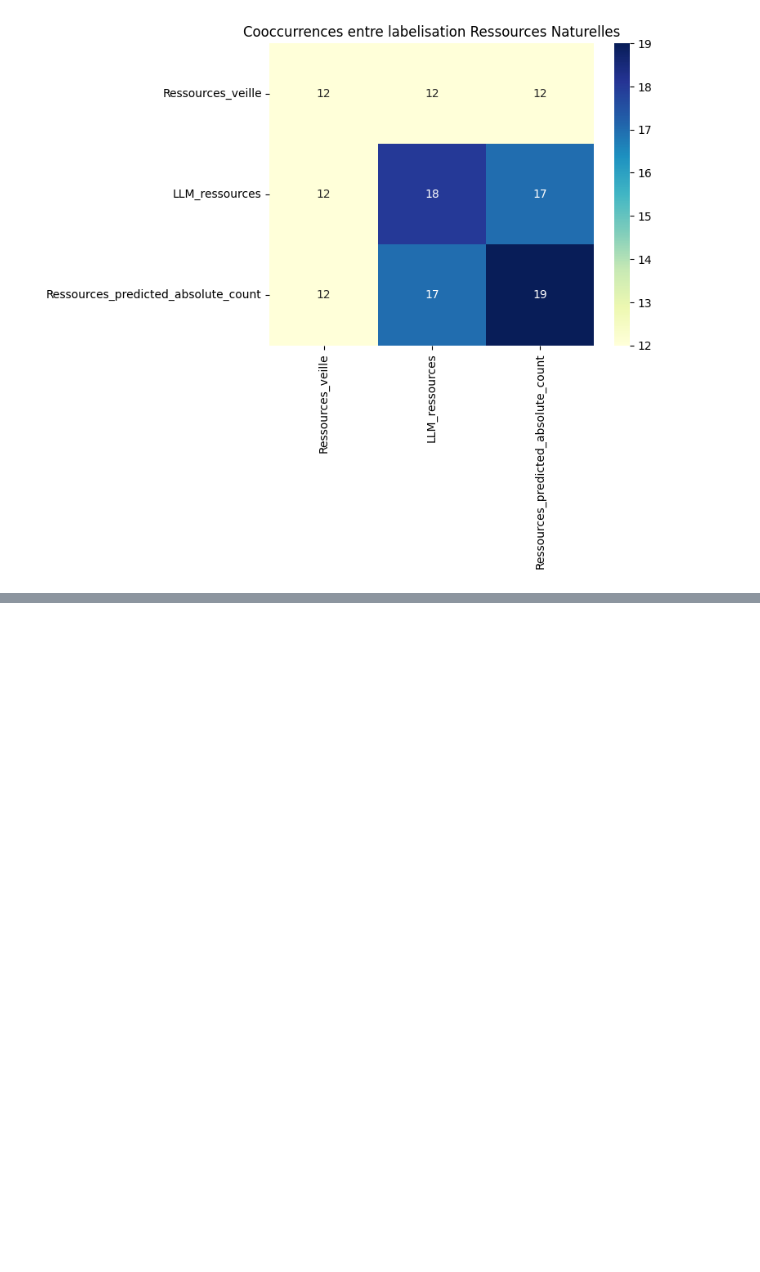
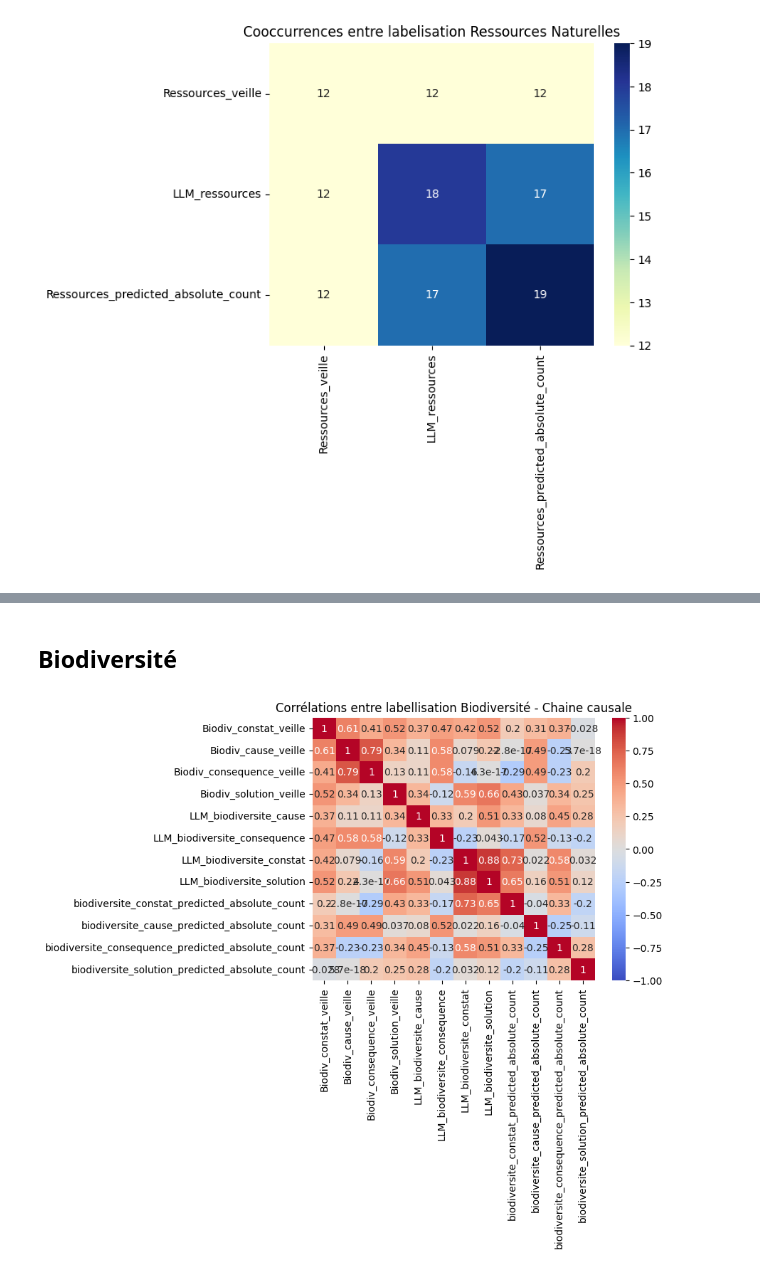
Before and after one commit to athebault/OME_methodo_presse, a Jupyter notebook: Comparaison_methodes_labellisation/analyses_articles_veille.ipynb, the cells around one changed output, grey strips where cells are left out. Cells and saved outputs as stored; diff of their text form; code cells hidden in the pictures; blank space fills up the shorter version.

```diff
--- a/Comparaison_methodes_labellisation/analyses_articles_veille.ipynb
+++ b/Comparaison_methodes_labellisation/analyses_articles_veille.ipynb
@@ -346,0 +386,6 @@ data.query("Ressources_veille == False")[["Titre", "nom_fichier"] + col_for_ress
+# %%
+cols_biodiv_chaine = [
+    "Biodiv_constat_veille", "Biodiv_cause_veille","Biodiv_consequence_veille","Biodiv_solution_veille",
+    "LLM_biodiversite_cause", "LLM_biodiversite_consequence", "LLM_biodiversite_constat", "LLM_biodiversite_solution",
+    "biodiversite_constat_predicted_absolute_count", "biodiversite_cause_predicted_absolute_count", "biodiversite_consequence_predicted_absolute_count", "biodiversite_solution_predicted_absolute_count"
+]
@@ -346,0 +421,13 @@ data.query("Ressources_veille == False")[["Titre", "nom_fichier"] + col_for_ress
+# %% [markdown]
+## Biodiversité
+# %%
+# Creation du jeu de données
+biodiv_chaine = data[cols_biodiv_chaine]
+# %%
+# --- 1. Matrice de corrélation ---
+corr_biodiv_chaine = biodiv_chaine.corr(method="pearson")
+sns.heatmap(corr_biodiv_chaine, annot=True, cmap="coolwarm", vmin=-1, vmax=1)
+plt.title("Corrélations entre labellisation Biodiversité - Chaine causale")
+plt.show()
+# %% [output]
+[figure, added]
```
Also changed, not shown: parts of 19 cells of this notebook.
